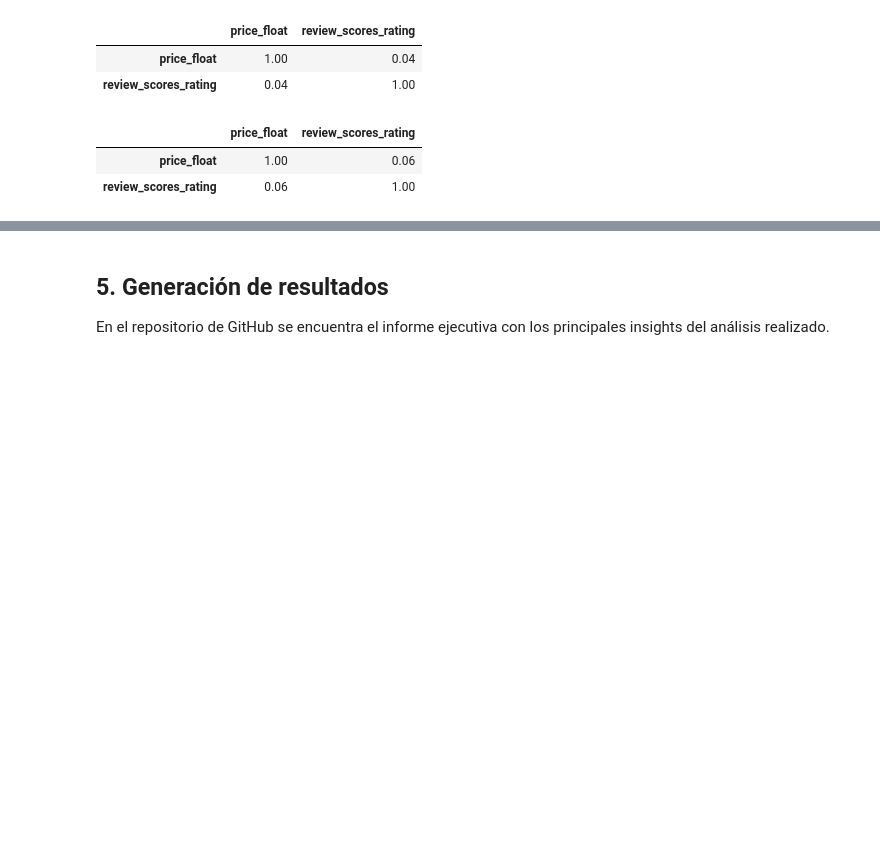
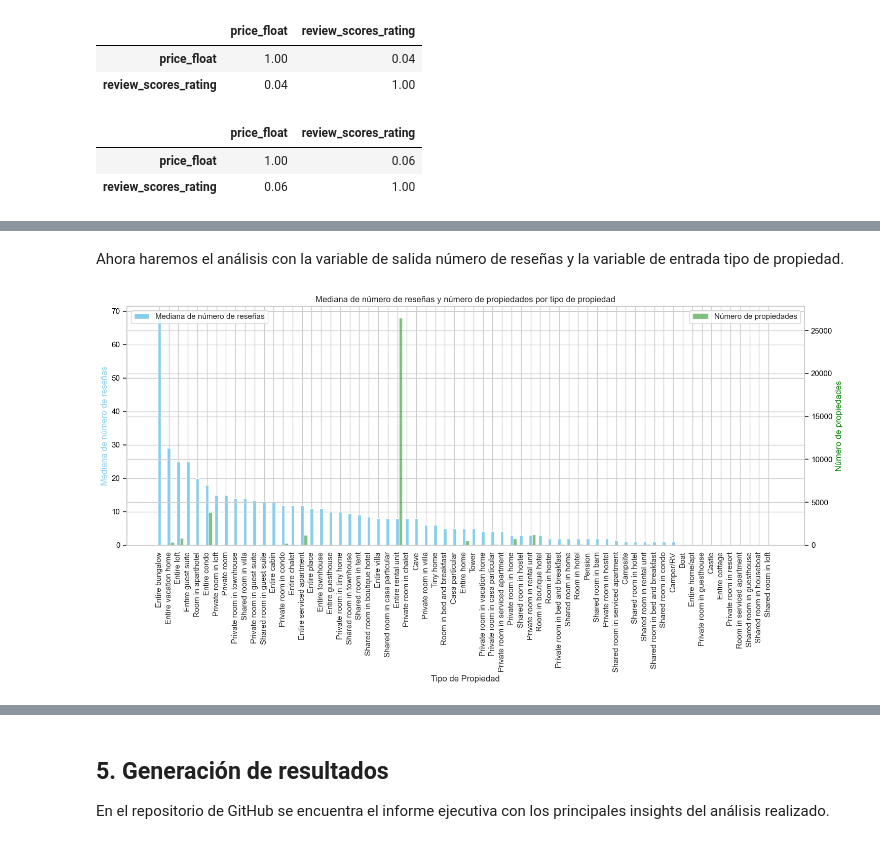
Before and after one commit to kevinbecxrra/MINE4101-Taller1, a Jupyter notebook: Taller_1.ipynb, the cells around one changed output, grey strips where cells are left out. Cells and saved outputs as stored; diff of their text form; code cells hidden in the pictures; blank space fills up the shorter version.

```diff
--- a/Taller_1.ipynb
+++ b/Taller_1.ipynb
@@ -889,0 +940,43 @@ plt.show()
+# %% [markdown]
+Ahora haremos el análisis con la variable de salida número de reseñas y la variable de entrada tipo de propiedad.
+# %%
+# Calcular la mediana de 'number_of_reviews' por 'property_type'
+median_reviews_by_property_type = listings_df.groupby('property_type')['number_of_reviews'].median()
+
+# Contar el número de propiedades por 'property_type'
+count_property_type_appearances = listings_df['property_type'].value_counts()
+
+# Ordenar los tipos de propiedad por la mediana del número de reseñas
+median_reviews_by_property_type = median_reviews_by_property_type.sort_values(ascending=False)
+count_property_type_appearances = count_property_type_appearances.loc[median_reviews_by_property_type.index]
+
+# Crear gráfico combinado con doble eje Y
+fig, ax1 = plt.subplots(figsize=(15, 8))
+
+x = np.arange(len(median_reviews_by_property_type))  # Posiciones en el eje X para las barras
+bar_width = 0.35  # Ancho de las barras
+
+# Primer eje Y para la mediana del número de reseñas
+ax1.bar(x, median_reviews_by_property_type, width=bar_width, color='skyblue', label='Mediana de número de reseñas')
+ax1.set_xlabel('Tipo de Propiedad')
+ax1.set_ylabel('Mediana de número de reseñas', color='skyblue')
+ax1.tick_params(axis='y', labelcolor='black')
+ax1.set_xticks(x)
+ax1.set_xticklabels(median_reviews_by_property_type.index, rotation=90)
+
+# Segundo eje Y para el número de propiedades
+ax2 = ax1.twinx()
+ax2.bar(x + bar_width, count_property_type_appearances, width=bar_width, color='green', alpha=0.5, label='Número de propiedades')
+ax2.set_ylabel('Número de propiedades', color='green')
+ax2.tick_params(axis='y', labelcolor='black')
+
+# Título y leyendas
+plt.title('Mediana de número de reseñas y número de propiedades por tipo de propiedad')
+ax1.legend(loc='upper left')
+ax2.legend(loc='upper right')
+
+# Mostrar gráfico
+plt.tight_layout()
+plt.show()
+# %% [output]
+[figure, added]
```
Also changed, not shown: parts of 43 cells of this notebook.
